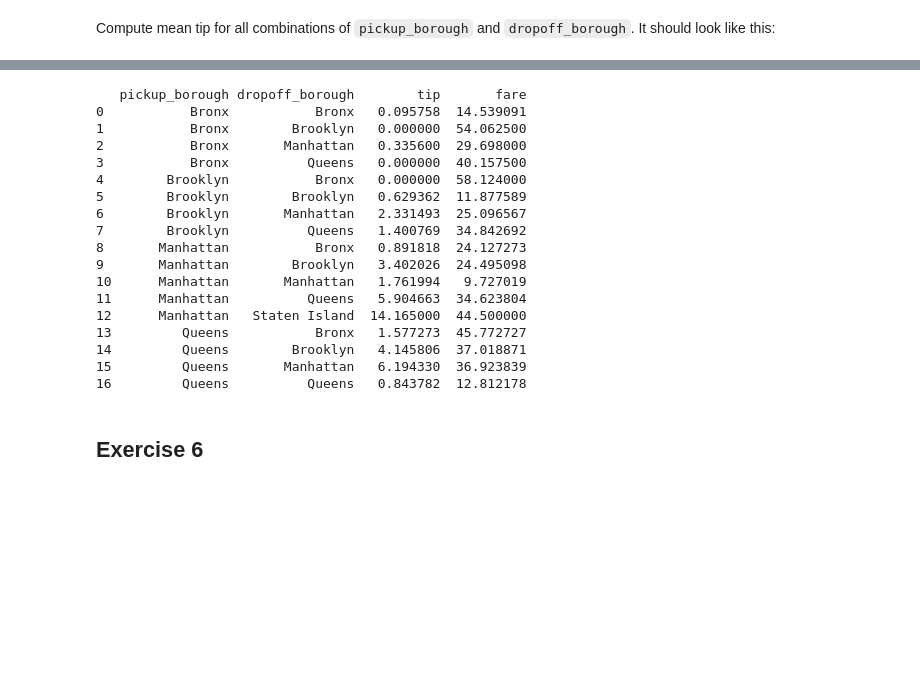
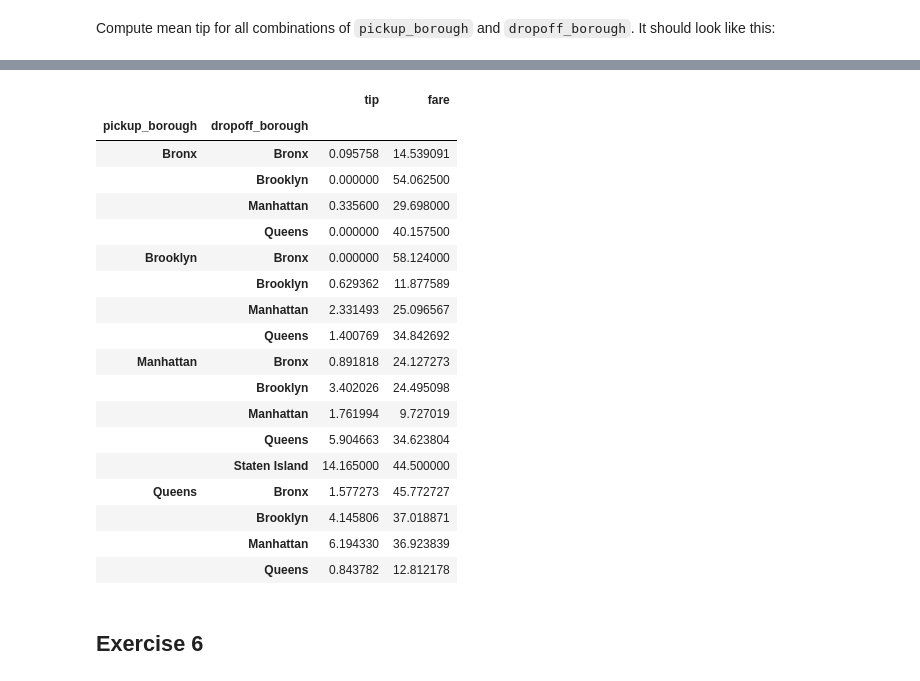
Before and after one commit to markoc1120/ctib_assignment2, a Jupyter notebook: Assignment2.ipynb, the cells around one changed output, grey strips where cells are left out. Saved outputs shown, nothing was run; the diff lists cells and outputs as text; code cells hidden in the pictures; blank space fills up the shorter version.

```diff
--- a/Assignment2.ipynb
+++ b/Assignment2.ipynb
@@ -162,27 +162,28 @@ Compute mean tip for all combinations of `pickup_borough` and `dropoff_borough`.
 ![Screenshot 2023-10-24 at 21.02.31.png](attachment:76a0aa19-4981-463d-a765-2595e9880be3.png)
 # %%
 rides.head()
-mean_values_by_borough = rides.groupby(['pickup_borough', 'dropoff_borough'])[['tip', 'fare']].mean().reset_index()
-print(mean_values_by_borough)
+mean_values_by_borough = rides.groupby(['pickup_borough', 'dropoff_borough'])[['tip', 'fare']].mean()
+mean_values_by_borough
 # %% [output]
-   pickup_borough dropoff_borough        tip       fare
-0           Bronx           Bronx   0.095758  14.539091
-1           Bronx        Brooklyn   0.000000  54.062500
-2           Bronx       Manhattan   0.335600  29.698000
-3           Bronx          Queens   0.000000  40.157500
-4        Brooklyn           Bronx   0.000000  58.124000
-5        Brooklyn        Brooklyn   0.629362  11.877589
-6        Brooklyn       Manhattan   2.331493  25.096567
-7        Brooklyn          Queens   1.400769  34.842692
-8       Manhattan           Bronx   0.891818  24.127273
-9       Manhattan        Brooklyn   3.402026  24.495098
-10      Manhattan       Manhattan   1.761994   9.727019
-11      Manhattan          Queens   5.904663  34.623804
-12      Manhattan   Staten Island  14.165000  44.500000
-13         Queens           Bronx   1.577273  45.772727
-14         Queens        Brooklyn   4.145806  37.018871
-15         Queens       Manhattan   6.194330  36.923839
-16         Queens          Queens   0.843782  12.812178
+|  |  | tip | fare |
+| pickup_borough | dropoff_borough |  |  |
+| Bronx | Bronx | 0.095758 | 14.539091 |
+|  | Brooklyn | 0.000000 | 54.062500 |
+|  | Manhattan | 0.335600 | 29.698000 |
+|  | Queens | 0.000000 | 40.157500 |
+| Brooklyn | Bronx | 0.000000 | 58.124000 |
+|  | Brooklyn | 0.629362 | 11.877589 |
+|  | Manhattan | 2.331493 | 25.096567 |
+|  | Queens | 1.400769 | 34.842692 |
+| Manhattan | Bronx | 0.891818 | 24.127273 |
+|  | Brooklyn | 3.402026 | 24.495098 |
+|  | Manhattan | 1.761994 | 9.727019 |
+|  | Queens | 5.904663 | 34.623804 |
+|  | Staten Island | 14.165000 | 44.500000 |
+| Queens | Bronx | 1.577273 | 45.772727 |
+|  | Brooklyn | 4.145806 | 37.018871 |
+|  | Manhattan | 6.194330 | 36.923839 |
+|  | Queens | 0.843782 | 12.812178 |
 # %% [markdown]
 ## Exercise 6
 # %% [markdown]
```
